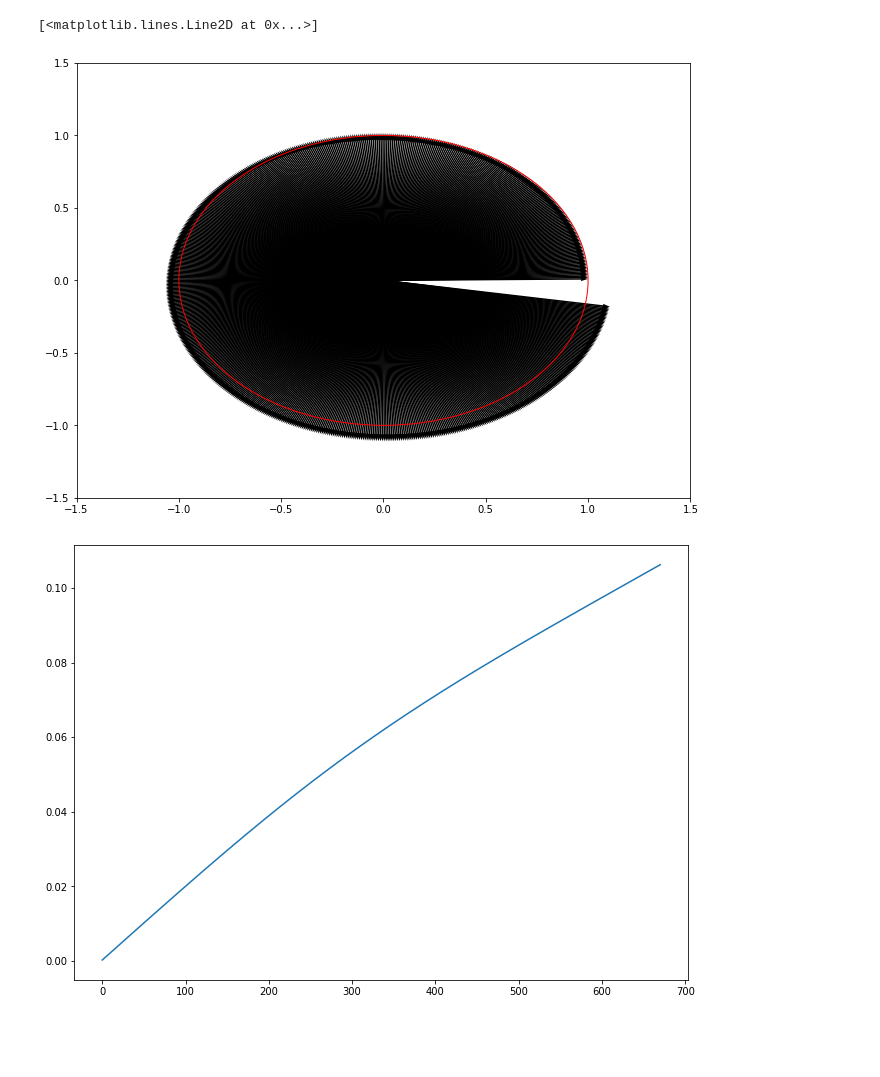
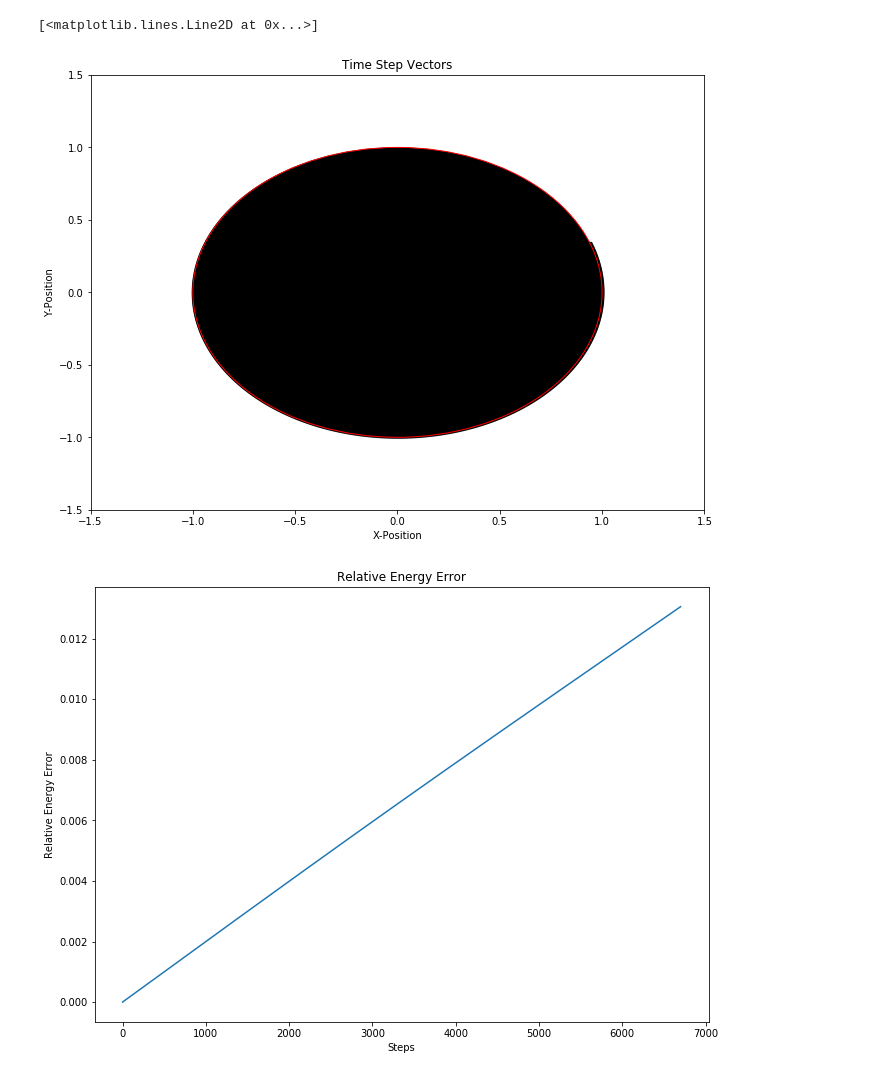
Before and after one commit to nlwach/Comp_Phys_zettel, a Jupyter notebook: Comp_Phys_Zettel/Zettel 2/Zettel_2.ipynb, the cells around one changed output. Cells and saved outputs as stored; diff of their text form; code cells hidden in the pictures; blank space fills up the shorter version.

```diff
--- a/Comp_Phys_Zettel/Zettel 2/Zettel_2.ipynb
+++ b/Comp_Phys_Zettel/Zettel 2/Zettel_2.ipynb
@@ -4,7 +4,7 @@ import numpy as np
 from numpy.linalg import norm
 # %%
 def energy(w, s):
-    return norm(w)**2/2 - 1/norm(s)
+    return norm(w)**2/2 - (1/norm(s))
 
 def energy_error(Energies, E_0):
     rel_E = []
@@ -28,8 +28,8 @@ def calculate(s_0, w_0, h, steps):
     W = []
     E = []
     for i in range(steps):
-        s_i = s_0 + w_0*h
-        w_i = w_0 - (s_0/norm(s_0)**3) * h
+        s_i = s_0 + (w_0*h)
+        w_i = w_0 - ((s_0/norm(s_0)**3) * h)
         W.append(w_i)
         S.append(s_i)
         e = energy(w_i, s_i)
@@ -37,31 +37,35 @@ def calculate(s_0, w_0, h, steps):
         s_0 = s_i
         w_0 = w_i
     x_s, y_s = turn_vectors_into_2_arrays(S)
-    return x_s, y_s, E
+    return x_s, y_s, E, W
 # %%
 w = np.array([0, 1])
 s = np.array([1, 0])
-stepsize = 0.01
-steps = 670
+stepsize = 0.001
+steps = 6700
 
 plt.figure(figsize=(11,8))
-
-
-x_s, y_s, E = calculate(s, w, stepsize, steps)
+plt.title("Time Step Vectors")
+plt.xlabel("X-Position")
+plt.ylabel("Y-Position")
+x_s, y_s, E, W = calculate(s, w, stepsize, steps)
 rel_E_err = energy_error(E, energy(w,s))
 delta_t = np.linspace(0.001, 1)
 zero = np.zeros(len(x_s))
 plt.xlim(-1.5, 1.5)
 plt.ylim(-1.5, 1.5)
 plt.quiver(zero, zero, x_s, y_s, scale=1, angles="xy", scale_units="xy")
 plt.gca().add_artist(plt.Circle((0, 0), 1, fill=False, color="r"))
 steps_array = np.linspace(0, steps, steps)
 plt.figure(figsize=(11,8))
+plt.title("Relative Energy Error")
+plt.ylabel("Relative Energy Error")
+plt.xlabel("Steps")
 plt.plot(steps_array, rel_E_err)
 # %% [output]
 [<matplotlib.lines.Line2D at 0x...>]
-[figure, old version]
+[figure, new version]
-[figure, old version]
+[figure, new version]
 # %%
 w = np.array([0, 1])
 s = np.array([0.6, 0])
```
Also changed, not shown: parts of 9 cells of this notebook, 1 other file.
